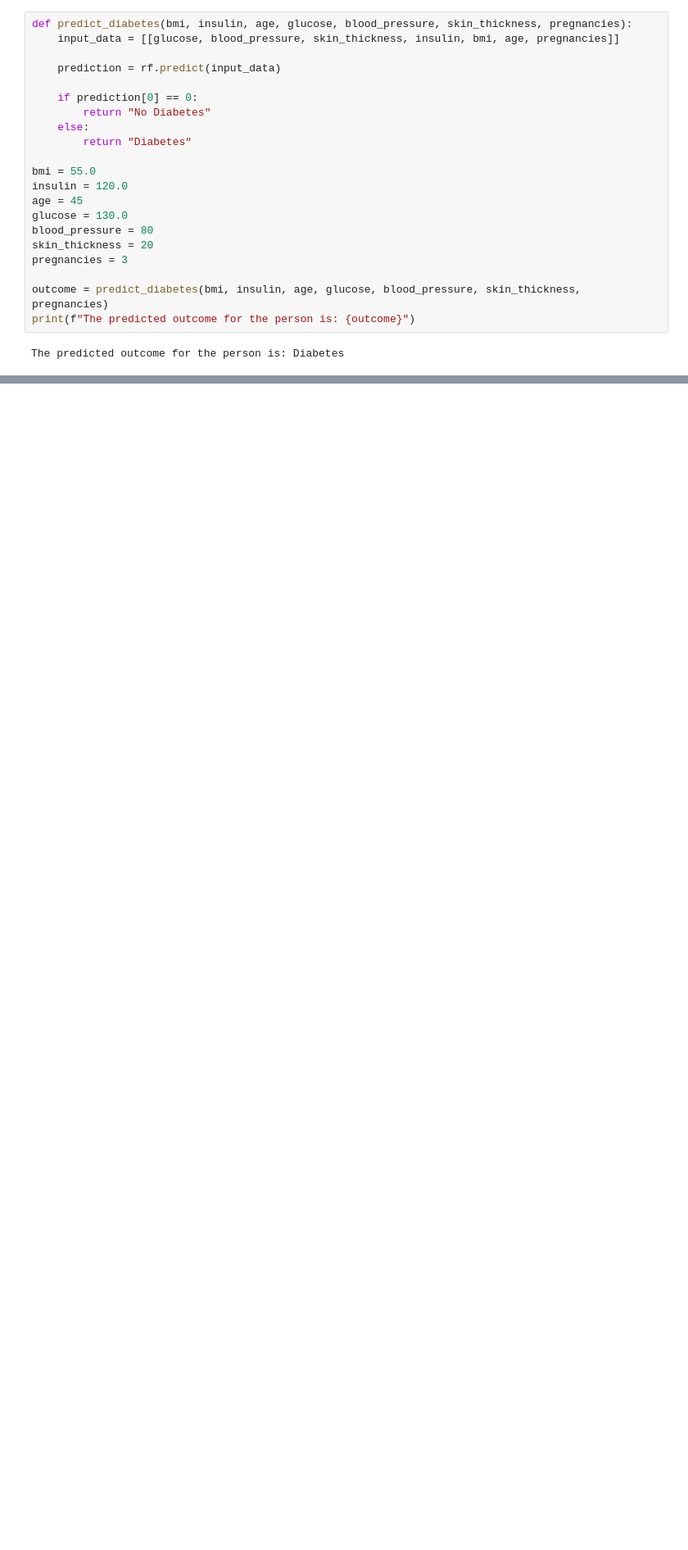
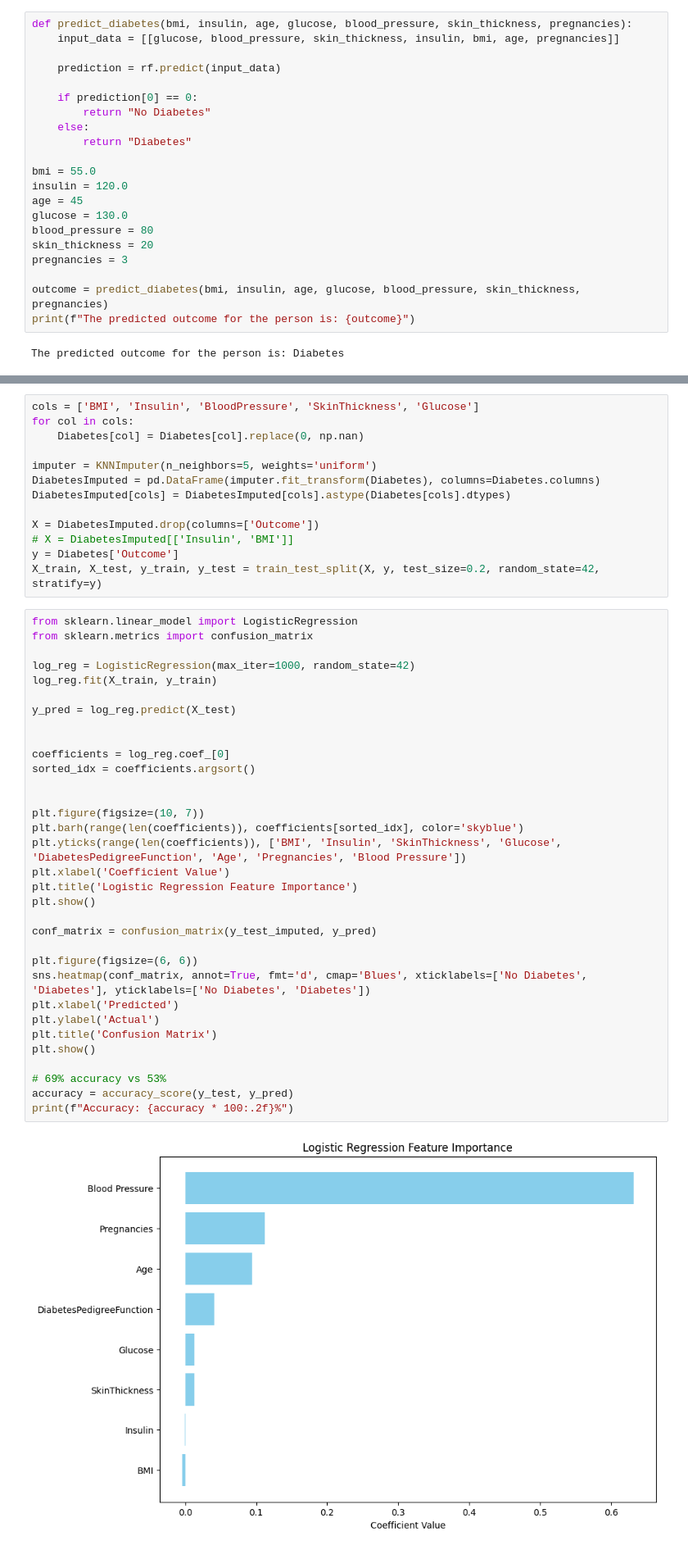
Before and after one commit to woooocoder/machine-learning, a Jupyter notebook: diabetes-ml/diabetes.ipynb, the cells around one changed output, grey strips where cells are left out. Shown at 82% size. Cells and saved outputs as stored; diff of their text form; blank space fills up the shorter version.

```diff
--- a/diabetes-ml/diabetes.ipynb
+++ b/diabetes-ml/diabetes.ipynb
@@ -586,0 +563,48 @@ The predicted outcome for the person is: Diabetes
+# %%
+cols = ['BMI', 'Insulin', 'BloodPressure', 'SkinThickness', 'Glucose']
+for col in cols:
+    Diabetes[col] = Diabetes[col].replace(0, np.nan)
+
+imputer = KNNImputer(n_neighbors=5, weights='uniform')
+DiabetesImputed = pd.DataFrame(imputer.fit_transform(Diabetes), columns=Diabetes.columns)
+DiabetesImputed[cols] = DiabetesImputed[cols].astype(Diabetes[cols].dtypes)
+
+X = DiabetesImputed.drop(columns=['Outcome'])
+# X = DiabetesImputed[['Insulin', 'BMI']]
+y = Diabetes['Outcome']
+X_train, X_test, y_train, y_test = train_test_split(X, y, test_size=0.2, random_state=42, stratify=y)
+# %%
+from sklearn.linear_model import LogisticRegression
+from sklearn.metrics import confusion_matrix
+
+log_reg = LogisticRegression(max_iter=1000, random_state=42)
+log_reg.fit(X_train, y_train)
+
+y_pred = log_reg.predict(X_test)
+
+
+coefficients = log_reg.coef_[0]
+sorted_idx = coefficients.argsort()
+
+
+plt.figure(figsize=(10, 7))
+plt.barh(range(len(coefficients)), coefficients[sorted_idx], color='skyblue')
+plt.yticks(range(len(coefficients)), ['BMI', 'Insulin', 'SkinThickness', 'Glucose', 'DiabetesPedigreeFunction', 'Age', 'Pregnancies', 'Blood Pressure'])
+plt.xlabel('Coefficient Value')
+plt.title('Logistic Regression Feature Importance')
+plt.show()
+
+conf_matrix = confusion_matrix(y_test_imputed, y_pred)
+
+plt.figure(figsize=(6, 6))
+sns.heatmap(conf_matrix, annot=True, fmt='d', cmap='Blues', xticklabels=['No Diabetes', 'Diabetes'], yticklabels=['No Diabetes', 'Diabetes'])
+plt.xlabel('Predicted')
+plt.ylabel('Actual')
+plt.title('Confusion Matrix')
+plt.show()
+
+# 69% accuracy vs 53%
+accuracy = accuracy_score(y_test, y_pred)
+print(f"Accuracy: {accuracy * 100:.2f}%")
+# %% [output]
+[figure, added]
```
Also changed, not shown: parts of 12 cells of this notebook.
